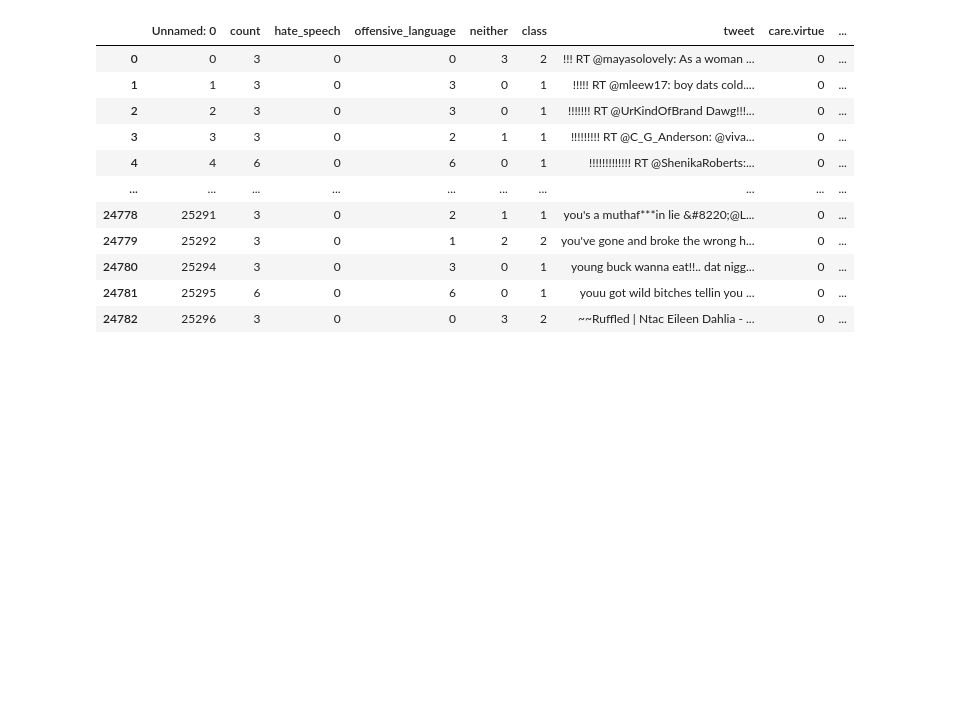
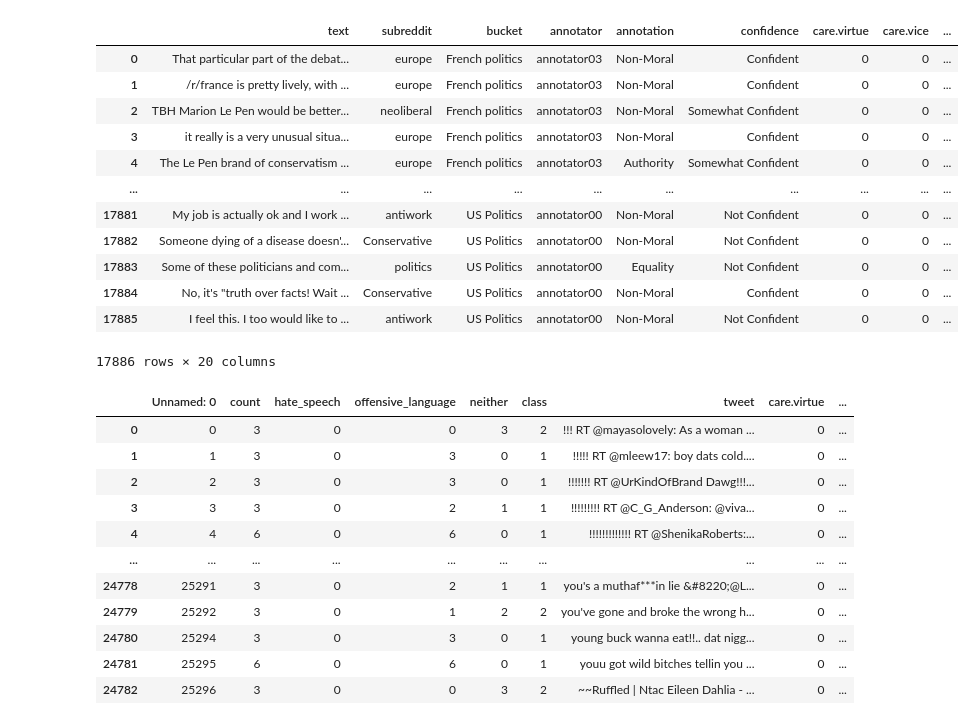
Before and after one commit to robertodr01/Ethical-NLP, a Jupyter notebook: text_representation.ipynb, the cells around one changed output. Drawn from its saved outputs; the diff is of its cells as text; code cells hidden in the pictures; blank space fills up the shorter version.

Commit message:
retrain with mfrc dataset

```diff
--- a/text_representation.ipynb
+++ b/text_representation.ipynb
@@ -43,3 +39,20 @@ To enable the following instructions: AVX2 FMA, in other operations, rebuild Ten
+# %%
+mfrc = pd.read_csv('datasets/edited/mfrc_sentiment_score.csv')
+mfrc
+# %% [output]
+|  | text | subreddit | bucket | annotator | annotation | confidence | care.virtue | care.vice | ... |
+| 0 | That particular part of the debat... | europe | French politics | annotator03 | Non-Moral | Confident | 0 | 0 | ... |
+| 1 | /r/france is pretty lively, with ... | europe | French politics | annotator03 | Non-Moral | Confident | 0 | 0 | ... |
+| 2 | TBH Marion Le Pen would be better... | neoliberal | French politics | annotator03 | Non-Moral | Somewhat Confident | 0 | 0 | ... |
+| 3 | it really is a very unusual situa... | europe | French politics | annotator03 | Non-Moral | Confident | 0 | 0 | ... |
+| 4 | The Le Pen brand of conservatism ... | europe | French politics | annotator03 | Authority | Somewhat Confident | 0 | 0 | ... |
+| ... | ... | ... | ... | ... | ... | ... | ... | ... | ... |
+| 17881 | My job is actually ok and I work ... | antiwork | US Politics | annotator00 | Non-Moral | Not Confident | 0 | 0 | ... |
+| 17882 | Someone dying of a disease doesn'... | Conservative | US Politics | annotator00 | Non-Moral | Not Confident | 0 | 0 | ... |
+| 17883 | Some of these politicians and com... | politics | US Politics | annotator00 | Equality | Not Confident | 0 | 0 | ... |
+| 17884 | No, it's "truth over facts! Wait ... | Conservative | US Politics | annotator00 | Non-Moral | Confident | 0 | 0 | ... |
+| 17885 | I feel this. I too would like to ... | antiwork | US Politics | annotator00 | Non-Moral | Not Confident | 0 | 0 | ... |
+17886 rows × 20 columns
 # %%
 davidson = pd.read_csv("datasets/edited/davidson_sentiment_score.csv")
 davidson
```
Also changed, not shown: parts of 13 cells of this notebook, 37 other files.
